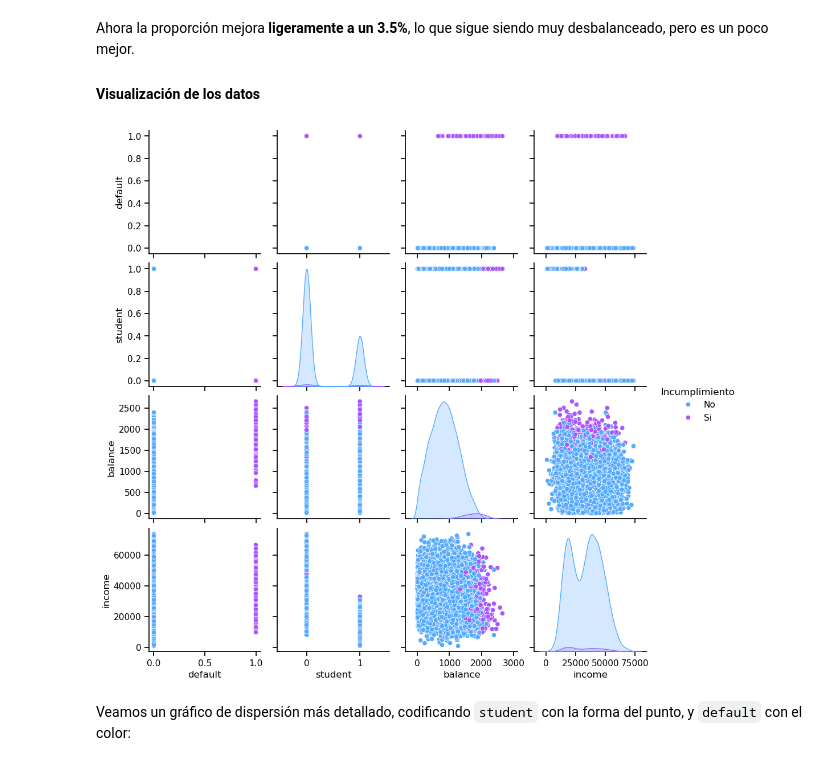
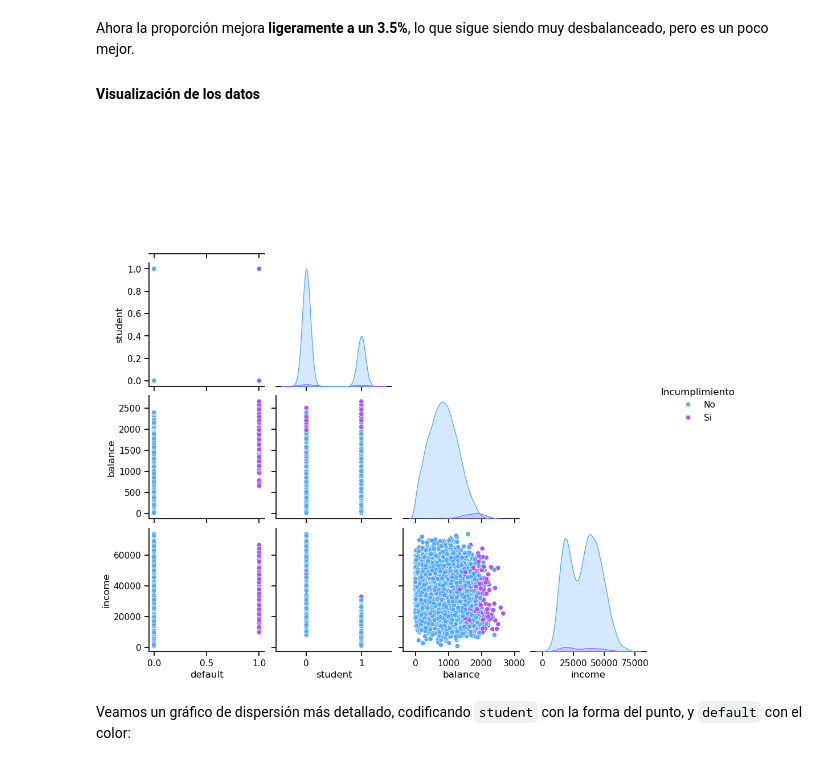
Before and after one commit to FIUBA-Posgrado-Inteligencia-Artificial/intro_ia, a Jupyter notebook: clase6/jupyter_notebooks/3-clasificacion desbalanceada.ipynb, the cells around one changed output. Saved outputs shown, nothing was run; the diff lists cells and outputs as text; code cells hidden in the pictures.

```diff
--- a/clase6/jupyter_notebooks/3-clasificacion desbalanceada.ipynb
+++ b/clase6/jupyter_notebooks/3-clasificacion desbalanceada.ipynb
@@ -138,9 +138,9 @@ Ahora la proporción mejora **ligeramente a un 3.5%**, lo que sigue siendo muy d
 
 #### Visualización de los datos
 # %%
-sns.pairplot(data=default_df, diag_kind="kde", hue="Incumplimiento", palette="cool");
+sns.pairplot(data=default_df, diag_kind="kde", hue="Incumplimiento", palette="cool", corner=True);
 # %% [output]
-[figure, old version]
+[figure, new version]
 # %% [markdown]
 Veamos un gráfico de dispersión más detallado, codificando `student` con la forma del punto, y `default` con el color:
 # %%
```
Also changed, not shown: parts of 3 cells of this notebook, 7 other files.
